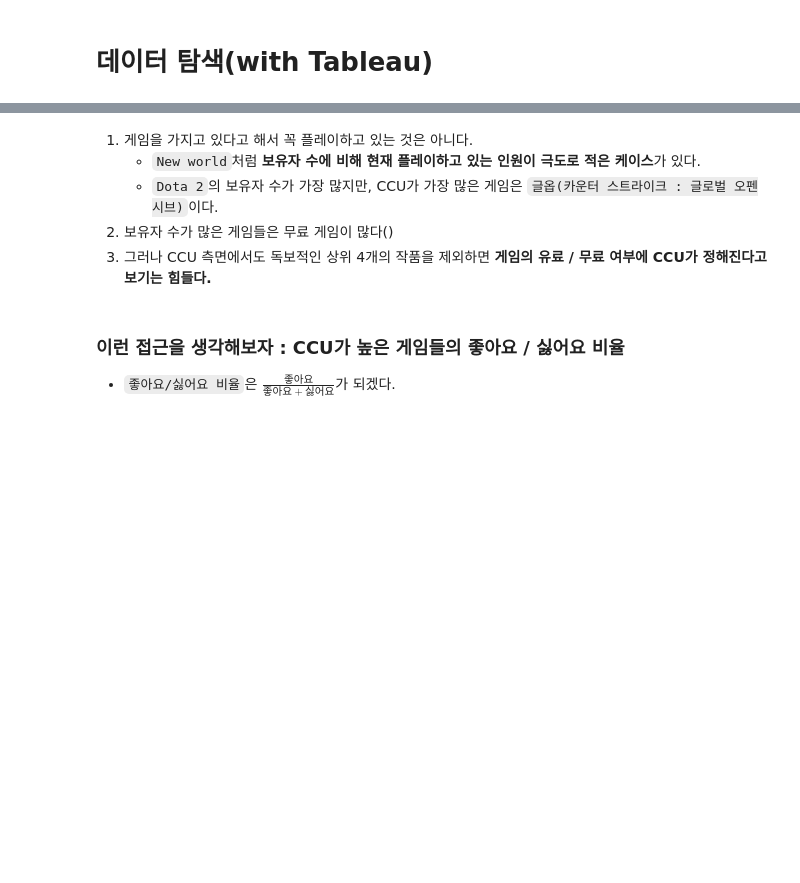
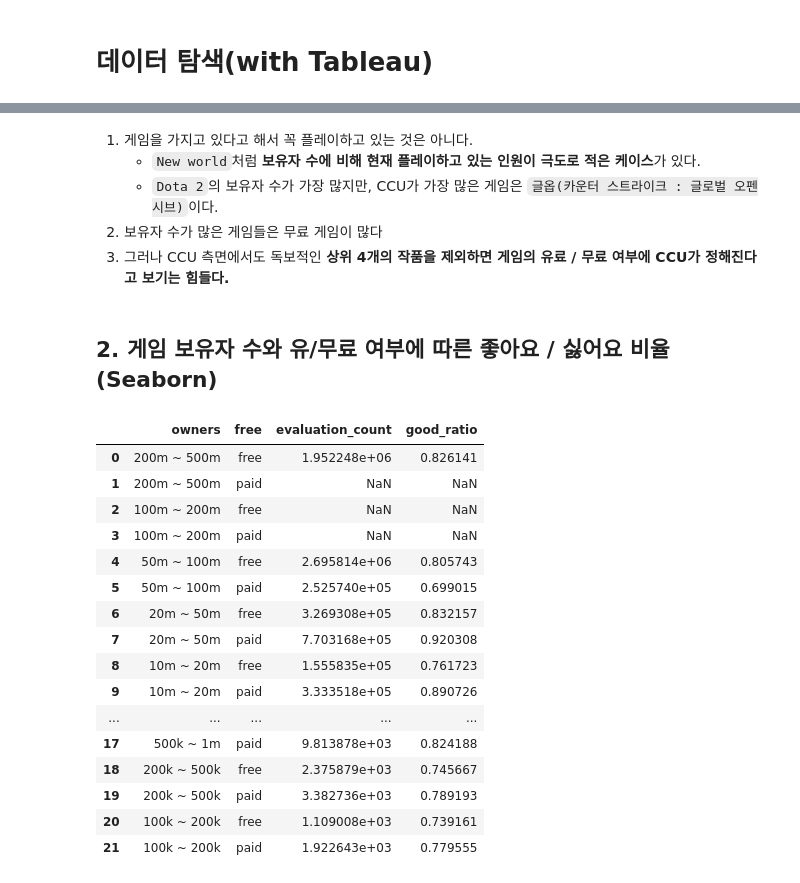
Before and after one commit to dowrave/TIL, a Jupyter notebook: Analysis/스팀 분석/2_스팀 데이터 탐색하기.ipynb, the cells around one changed output, grey strips where cells are left out. Saved outputs shown, nothing was run; the diff lists cells and outputs as text; code cells hidden in the pictures; blank space fills up the shorter version.

```diff
--- a/Analysis/스팀 분석/2_스팀 데이터 탐색하기.ipynb
+++ b/Analysis/스팀 분석/2_스팀 데이터 탐색하기.ipynb
@@ -50,8 +149,35 @@ df.to_csv('2023-03-27_steam_top_5000_cleaned.csv')
 1. 게임을 가지고 있다고 해서 꼭 플레이하고 있는 것은 아니다.
     - `New world`처럼 **보유자 수에 비해 현재 플레이하고 있는 인원이 극도로 적은 케이스**가 있다.
     - `Dota 2`의 보유자 수가 가장 많지만, CCU가 가장 많은 게임은 `글옵(카운터 스트라이크 : 글로벌 오펜시브)`이다.
-2. 보유자 수가 많은 게임들은 무료 게임이 많다()
-3. 그러나 CCU 측면에서도 독보적인 상위 4개의 작품을 제외하면 **게임의 유료 / 무료 여부에 CCU가 정해진다고 보기는 힘들다.**
+2. 보유자 수가 많은 게임들은 무료 게임이 많다
+3. 그러나 CCU 측면에서도 독보적인 **상위 4개의 작품을 제외하면 게임의 유료 / 무료 여부에 CCU가 정해진다고 보기는 힘들다.**
 # %% [markdown]
-### 이런 접근을 생각해보자 : CCU가 높은 게임들의 좋아요 / 싫어요 비율
-- `좋아요/싫어요 비율`은 $\frac{좋아요}{좋아요 + 싫어요}$가 되겠다.
+## 2. 게임 보유자 수와 유/무료 여부에 따른 좋아요 / 싫어요 비율(Seaborn)
+# %%
+import matplotlib.pyplot as plt
+import seaborn as sns
+
+temp = (df[['owners', 'free', 'name', 'evaluation_count', 'good_ratio']]
+        .groupby(['owners', 'free'])
+        .mean(['evaluation_count', 'good_ratio'])
+        .reset_index()
+        )
+temp
+# %% [output]
+|  | owners | free | evaluation_count | good_ratio |
+| 0 | 200m ~ 500m | free | 1.952248e+06 | 0.826141 |
+| 1 | 200m ~ 500m | paid | NaN | NaN |
+| 2 | 100m ~ 200m | free | NaN | NaN |
+| 3 | 100m ~ 200m | paid | NaN | NaN |
+| 4 | 50m ~ 100m | free | 2.695814e+06 | 0.805743 |
+| 5 | 50m ~ 100m | paid | 2.525740e+05 | 0.699015 |
+| 6 | 20m ~ 50m | free | 3.269308e+05 | 0.832157 |
+| 7 | 20m ~ 50m | paid | 7.703168e+05 | 0.920308 |
+| 8 | 10m ~ 20m | free | 1.555835e+05 | 0.761723 |
+| 9 | 10m ~ 20m | paid | 3.333518e+05 | 0.890726 |
+| ... | ... | ... | ... | ... |
+| 17 | 500k ~ 1m | paid | 9.813878e+03 | 0.824188 |
+| 18 | 200k ~ 500k | free | 2.375879e+03 | 0.745667 |
+| 19 | 200k ~ 500k | paid | 3.382736e+03 | 0.789193 |
+| 20 | 100k ~ 200k | free | 1.109008e+03 | 0.739161 |
+| 21 | 100k ~ 200k | paid | 1.922643e+03 | 0.779555 |
```
Also changed, not shown: parts of 12 cells of this notebook, 2 other files.
